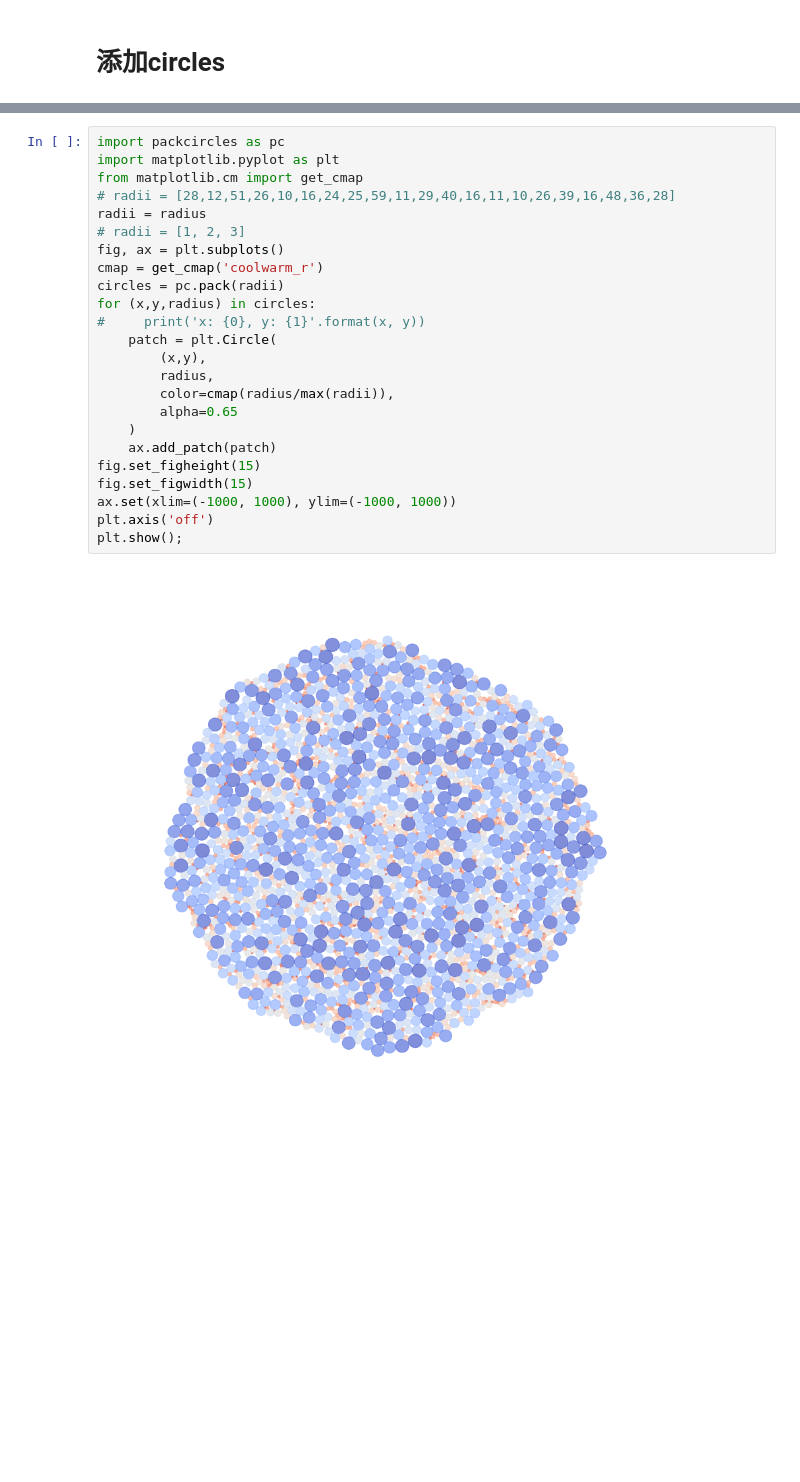
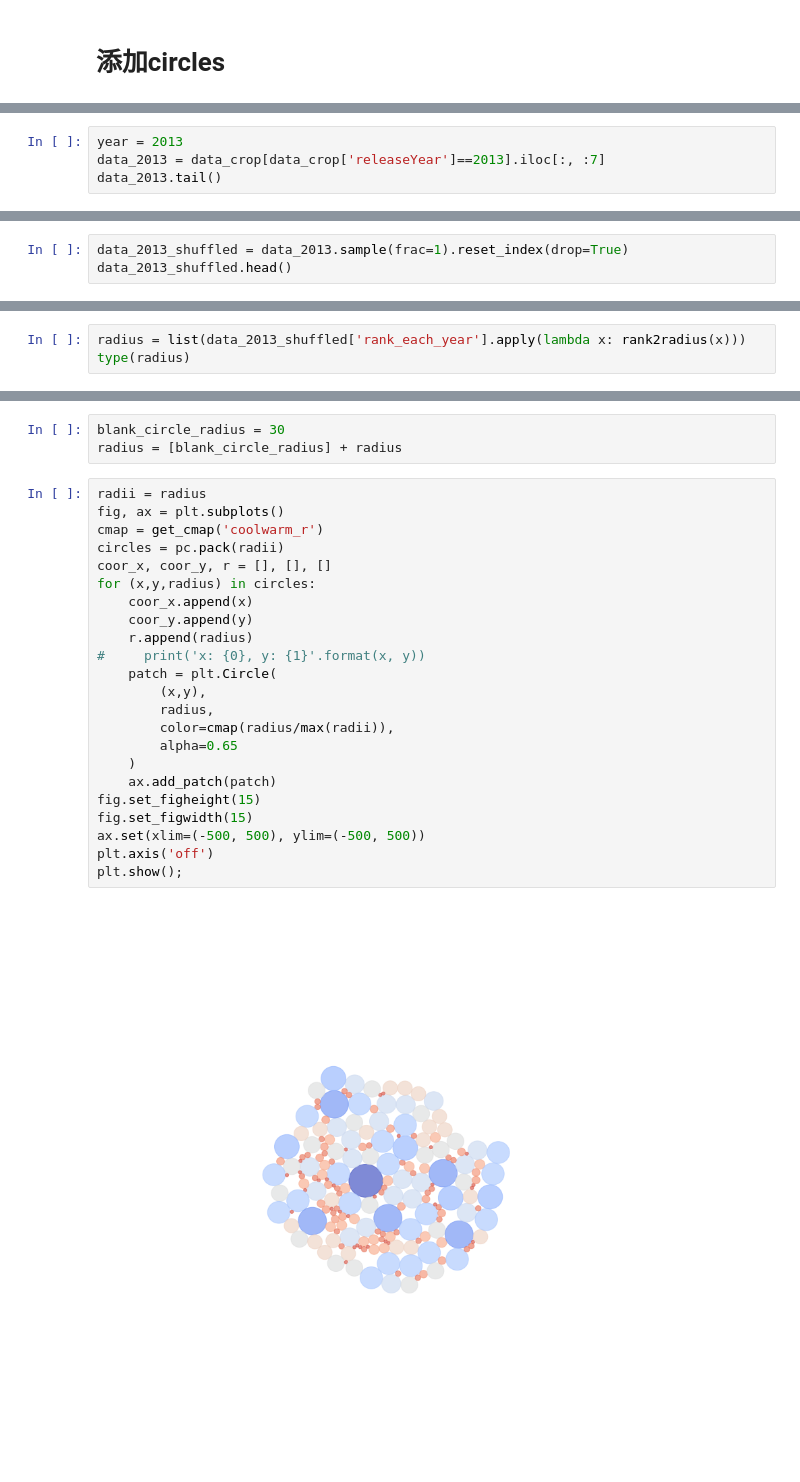
Before and after one commit to Limjohns/data_visualization, a Jupyter notebook: data/add_coordinates.ipynb, the cells around one changed output, grey strips where cells are left out. Saved outputs shown, nothing was run; the diff lists cells and outputs as text; blank space fills up the shorter version.

Commit message:
coordinates of each year

```diff
--- a/data/add_coordinates.ipynb
+++ b/data/add_coordinates.ipynb
@@ -148,0 +259,4 @@ Required-by:
+# %%
+year = 2013
+data_2013 = data_crop[data_crop['releaseYear']==2013].iloc[:, :7]
+data_2013.tail()
@@ -148,0 +270,3 @@ Required-by:
+# %%
+data_2013_shuffled = data_2013.sample(frac=1).reset_index(drop=True)
+data_2013_shuffled.head()
@@ -148,0 +280,3 @@ Required-by:
+# %%
+radius = list(data_2013_shuffled['rank_each_year'].apply(lambda x: rank2radius(x)))
+type(radius)
@@ -149,26 +285,28 @@ Required-by:
+# %%
+blank_circle_radius = 30
+radius = [blank_circle_radius] + radius
 # %%
-import packcircles as pc
-import matplotlib.pyplot as plt
-from matplotlib.cm import get_cmap
-# radii = [28,12,51,26,10,16,24,25,59,11,29,40,16,11,10,26,39,16,48,36,28]
 radii = radius
-# radii = [1, 2, 3]
 fig, ax = plt.subplots()
 cmap = get_cmap('coolwarm_r')
 circles = pc.pack(radii)
+coor_x, coor_y, r = [], [], []
 for (x,y,radius) in circles:
+    coor_x.append(x)
+    coor_y.append(y)
+    r.append(radius)
 #     print('x: {0}, y: {1}'.format(x, y))
     patch = plt.Circle(
         (x,y),
         radius,
         color=cmap(radius/max(radii)),
         alpha=0.65
     )
     ax.add_patch(patch)
 fig.set_figheight(15)
 fig.set_figwidth(15)
-ax.set(xlim=(-1000, 1000), ylim=(-1000, 1000))
+ax.set(xlim=(-500, 500), ylim=(-500, 500))
 plt.axis('off')
 plt.show();
 # %% [output]
-[figure, old version]
+[figure, new version]
```
Also changed, not shown: parts of 19 cells of this notebook, 5 other files.
